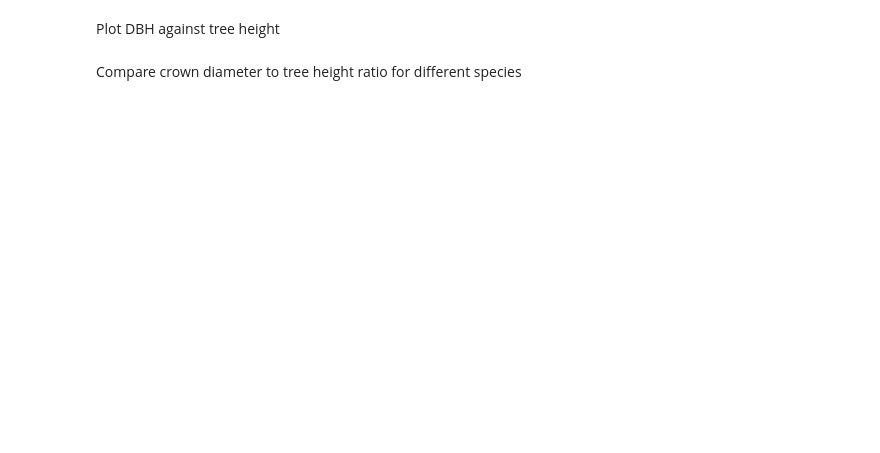
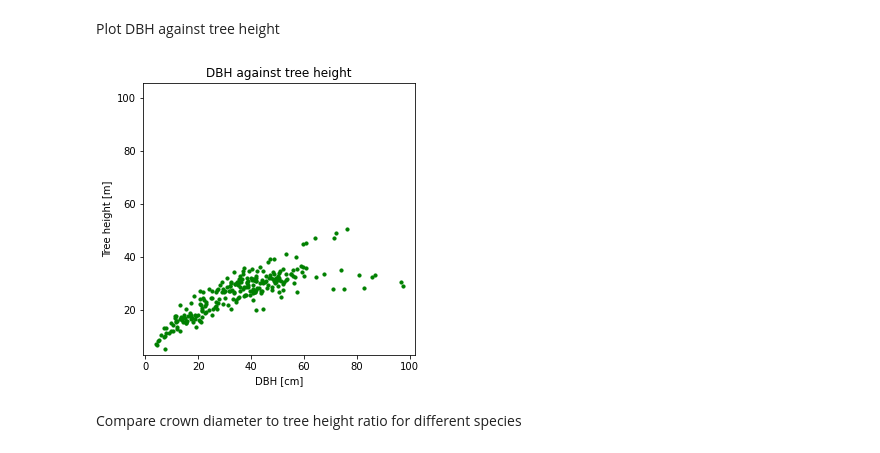
Before and after one commit to 3dgeo-heidelberg/pytreedb, a Jupyter notebook: notebooks/08_visualize_and_analyze_data.ipynb, the cells around one changed output. Drawn from its saved outputs; the diff is of its cells as text; code cells hidden in the pictures; blank space fills up the shorter version.

```diff
--- a/notebooks/08_visualize_and_analyze_data.ipynb
+++ b/notebooks/08_visualize_and_analyze_data.ipynb
@@ -224,2 +175,23 @@ plt.show()
+# %%
+# "$elemMatch" operator to specify multiple criteria on an array element.
+# the query returns trees which have both a) TLS measurements and b) leaf-on ULS measurements
+res = mydb.query({"$and": [{"properties.measurements.source": "TLS"},
+                           {"properties.measurements": { "$elemMatch": {"source": "ULS", "canopy_condition": "leaf-on"}}}]})
+TLS_meas = [meas_dict for tree in res for meas_dict in tree["properties"]["measurements"] if "source" in meas_dict.keys() and meas_dict["source"] == "TLS"]
+ULS_meas = [meas_dict for tree in res for meas_dict in tree["properties"]["measurements"] if "source" in meas_dict.keys() and meas_dict["source"] == "ULS" and meas_dict["canopy_condition"] == "leaf-on"]
+
+dbh = np.array([meas_dict["DBH_cm"] for meas_dict in TLS_meas])
+height = np.array([meas_dict["height_m"] for meas_dict in ULS_meas])
+
+fig, ax = plt.subplots(figsize=(5, 5))
+ax.scatter(dbh, height, s=10, alpha=1.0, color="green")
+plt.xlabel("DBH [cm]")
+plt.ylabel("Tree height [m]")
+plt.title("DBH against tree height")
+
+plt.axis('square')
+plt.show()
+# %% [output]
+[figure, added]
 # %% [markdown]
 Compare crown diameter to tree height ratio for different species
```
Also changed, not shown: parts of 12 cells of this notebook.
